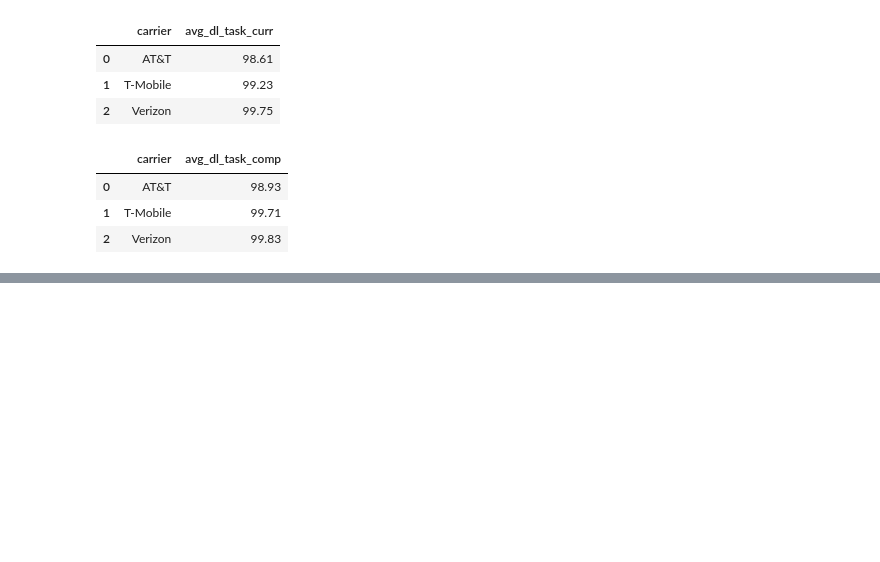
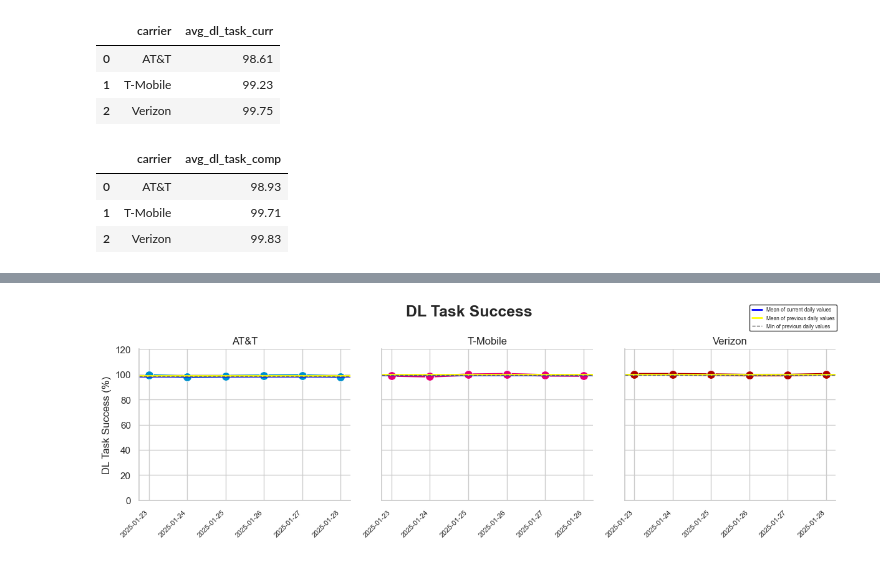
Before and after one commit to ookla-jennymassari/dq_reporting_test.py, a Jupyter notebook: dq_reporting_notebook.ipynb, the cells around one changed output, grey strips where cells are left out. Cells and saved outputs as stored; diff of their text form; code cells hidden in the pictures; blank space fills up the shorter version.

Commit message:
Added plot to DL Task Success.

```diff
--- a/dq_reporting_notebook.ipynb
+++ b/dq_reporting_notebook.ipynb
@@ -2266,0 +2267,91 @@ dl_all_task_comp.head()
+# %%
+def plot_with_dl_task_succ(data, color, **kwargs):
+    import matplotlib.pyplot as plt
+
+    carrier = data['carrier'].iloc[0]
+
+    # Plot the line for daily dl task success
+    sns.lineplot(
+        data=data,
+        x="start_date",
+        y="avg_dl_task",
+        marker="o",
+        color=carrier_color_dict_reporting.get(carrier, "gray"),
+        linewidth=3,
+        markersize=10,
+        **kwargs
+    )
+
+    # Add summary lines
+    mean_curr_vals = dl_all_task_curr[dl_all_task_curr['carrier'] == carrier]['avg_dl_task_curr']
+    if not mean_curr_vals.empty:
+        mean_curr = mean_curr_vals.mean()
+        plt.axhline(
+            y=mean_curr,
+            color="blue",
+            linewidth=2,
+            linestyle="-"
+        )
+
+    mean_comp_vals = dl_all_task_comp[dl_all_task_comp['carrier'] == carrier]['avg_dl_task_comp']
+    if not mean_comp_vals.empty:
+        mean_comp = mean_comp_vals.mean()
+        plt.axhline(
+            y=mean_comp,
+            color="yellow",
+            linewidth=2,
+            linestyle="-"
+        )
+
+    min_vals = dl_task_comp[dl_task_comp['carrier'] == carrier]['avg_dl_task']
+    if not min_vals.empty:
+        min_val = min_vals.min()
+        plt.axhline(
+            y=min_val,
+            color="#686868",
+            linewidth=1,
+            linestyle="dashed"
+        )
+
+g = sns.FacetGrid(
+    dl_task_curr,
+    col="carrier",
+    col_wrap=3,
+    height=4,
+    sharey=True
+)
+
+g.map_dataframe(plot_with_dl_task_succ)
+
+g.set_titles(col_template="{col_name}")
+g.set_axis_labels("", "DL Task Success (%)")
+g.set(ylim=(0, 120))
+
+# Adjust the x-axis tick labels (dates)
+for ax in g.axes.flat:
+    ax.tick_params(axis='x', labelsize=8)
+    ax.set_xticklabels(ax.get_xticklabels(), rotation=45, ha="right")
+
+plt.subplots_adjust(top=0.9)
+g.fig.suptitle("DL Task Success", fontsize=18, fontweight="bold")
+
+
+# Create custom legend handles
+mean_curr_line = mlines.Line2D([], [], color='blue', linewidth=2, label='Mean of current daily values')
+mean_comp_line = mlines.Line2D([], [], color='yellow', linewidth=2, label='Mean of previous daily values')
+min_comp_line = mlines.Line2D([], [], color='#686868', linewidth=1, linestyle='dashed', label='Min of previous daily values')
+
+# Add to the figure legend (not individual subplots)
+g.add_legend()
+g.fig.legend(
+    handles=[mean_curr_line, mean_comp_line, min_comp_line],
+    loc='upper right',
+    bbox_to_anchor=(0.99, 0.99),
+    fontsize=6,
+    frameon=True,
+    edgecolor='black'
+)
+plt.tight_layout()
+plt.show()
+# %% [output]
+[figure, added]
```
Also changed, not shown: parts of 2 cells of this notebook.
